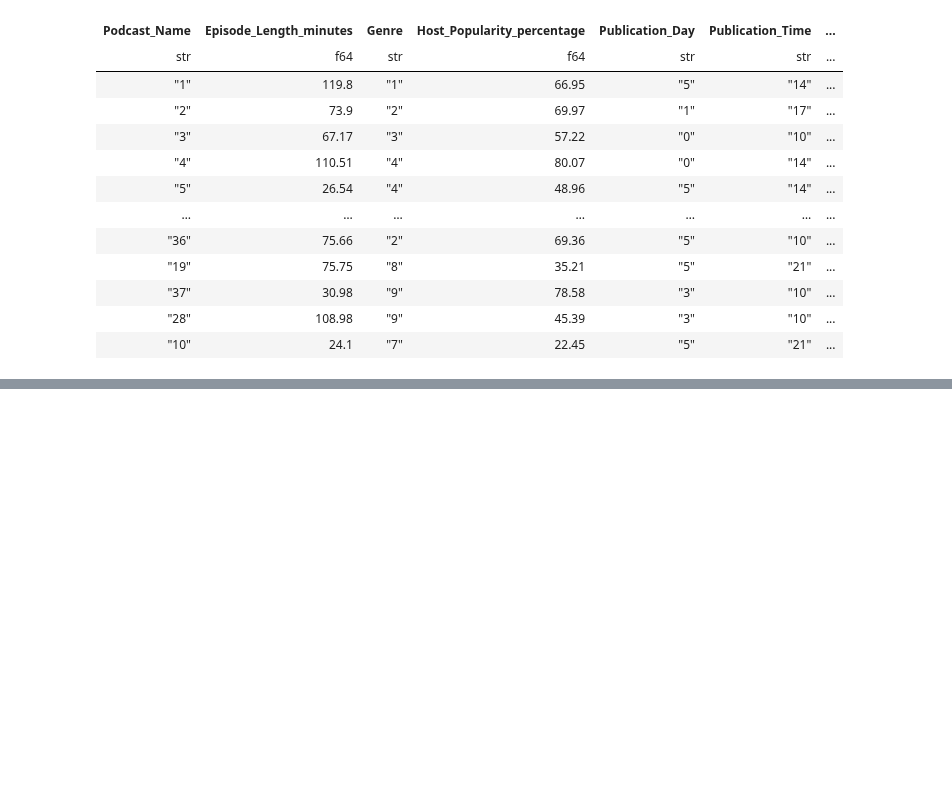
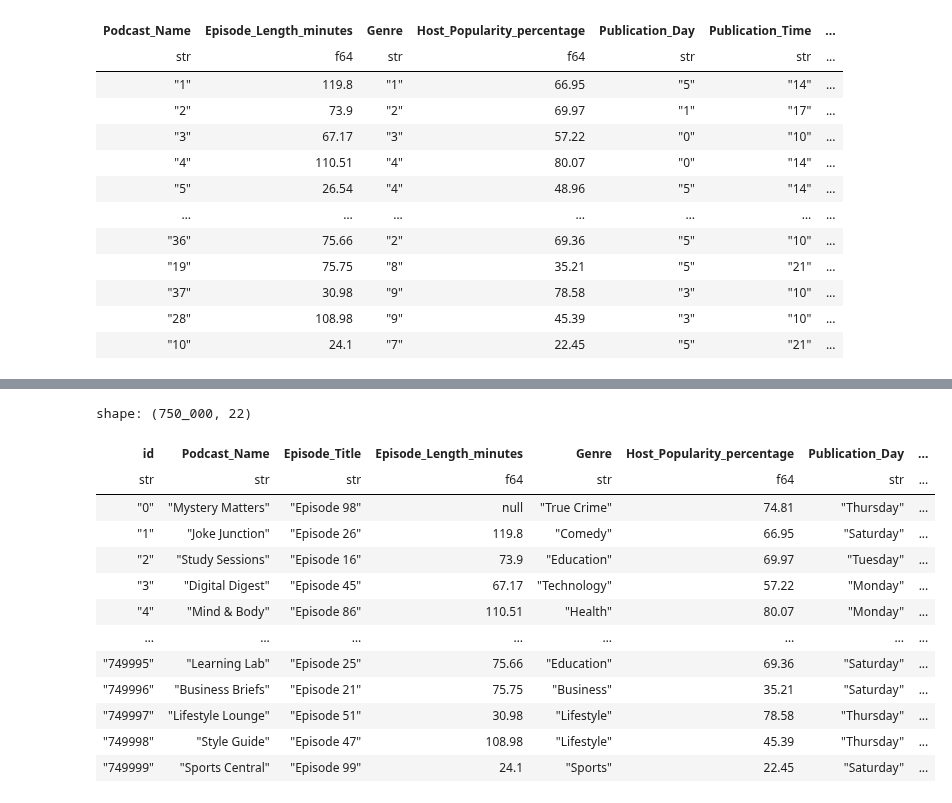
Before and after one commit to masaishi/kaggle-s5e4-6th-solution, a Jupyter notebook: notebooks/eda_feature_eng.ipynb, the cells around one changed output, grey strips where cells are left out. Drawn from its saved outputs; the diff is of its cells as text; code cells hidden in the pictures; blank space fills up the shorter version.

```diff
--- a/notebooks/eda_feature_eng.ipynb
+++ b/notebooks/eda_feature_eng.ipynb
@@ -151 +259,52 @@ JupyterChart(spec={'config': {'view': {'continuousWidth': 300, 'continuousHeight
+# %%
+df_train = pl.read_csv(cfg.train_path, infer_schema_length=0).with_columns(pl.all().cast(pl.String, strict=False))
+df_pltpd = pl.read_csv(cfg.pltpd_path, infer_schema_length=0).with_columns(pl.all().cast(pl.String, strict=False))
+df_test = pl.read_csv(cfg.test_path, infer_schema_length=0).with_columns(pl.all().cast(pl.String, strict=False))
+
+# df_train = df_train.drop_nulls(subset=["Episode_Length_minutes", "Number_of_Ads", "Guest_Popularity_percentage", "Listening_Time_minutes"])
+# df_pltpd = df_pltpd.drop_nulls(subset=["Episode_Length_minutes", "Number_of_Ads", "Guest_Popularity_percentage", "Listening_Time_minutes"])
+# df_test = df_test.drop_nulls(subset=["Episode_Length_minutes", "Guest_Popularity_percentage"])
+
+df_pltpd = df_pltpd.with_columns(pl.col("Number_of_Ads").cast(pl.Float64).cast(pl.String))
+
+transforms = []
+for col in ["Episode_Length_minutes", "Host_Popularity_percentage", "Guest_Popularity_percentage", "Number_of_Ads", "Listening_Time_minutes"]:
+    transforms += [
+        pl.when(pl.col(col).str.contains("\\."))
+            .then(
+                pl.col(col).str.extract(r"\.(\d+)$").str.len_chars().cast(pl.Int64)
+            )
+            .otherwise(pl.lit(0))
+            .alias(f"{col}_Decimal_Len"),
+
+        pl.when(pl.col(col).str.contains("\\."))
+            .then(
+                pl.col(col).str.extract(r"\.(\d+)$").cast(pl.Int64)
+            )
+            .otherwise(pl.lit(0))
+            .alias(f"{col}_Decimal"),
+
+        pl.col(col).cast(pl.Float64)
+    ]
+
+df_train = df_train.with_columns(transforms)
+df_pltpd = df_pltpd.with_columns(transforms)
+df_test = df_test.with_columns(transforms[:-3])
+
+display(df_train)
+# %% [output]
+shape: (750_000, 22)
+| id | Podcast_Name | Episode_Title | Episode_Length_minutes | Genre | Host_Popularity_percentage | Publication_Day | ... |
+| str | str | str | f64 | str | f64 | str | ... |
+| "0" | "Mystery Matters" | "Episode 98" | null | "True Crime" | 74.81 | "Thursday" | ... |
+| "1" | "Joke Junction" | "Episode 26" | 119.8 | "Comedy" | 66.95 | "Saturday" | ... |
+| "2" | "Study Sessions" | "Episode 16" | 73.9 | "Education" | 69.97 | "Tuesday" | ... |
+| "3" | "Digital Digest" | "Episode 45" | 67.17 | "Technology" | 57.22 | "Monday" | ... |
+| "4" | "Mind & Body" | "Episode 86" | 110.51 | "Health" | 80.07 | "Monday" | ... |
+| … | … | … | … | … | … | … | ... |
+| "749995" | "Learning Lab" | "Episode 25" | 75.66 | "Education" | 69.36 | "Saturday" | ... |
+| "749996" | "Business Briefs" | "Episode 21" | 75.75 | "Business" | 35.21 | "Saturday" | ... |
+| "749997" | "Lifestyle Lounge" | "Episode 51" | 30.98 | "Lifestyle" | 78.58 | "Thursday" | ... |
+| "749998" | "Style Guide" | "Episode 47" | 108.98 | "Lifestyle" | 45.39 | "Thursday" | ... |
+| "749999" | "Sports Central" | "Episode 99" | 24.1 | "Sports" | 22.45 | "Saturday" | ... |
 # %%
```
Also changed, not shown: parts of 12 cells of this notebook, 1 other file.
